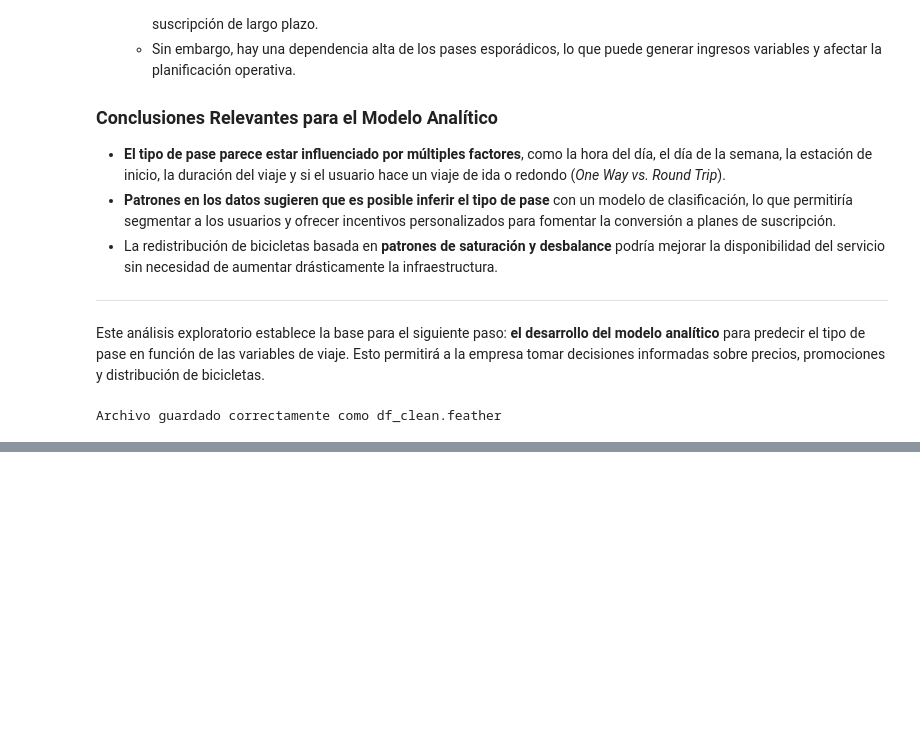
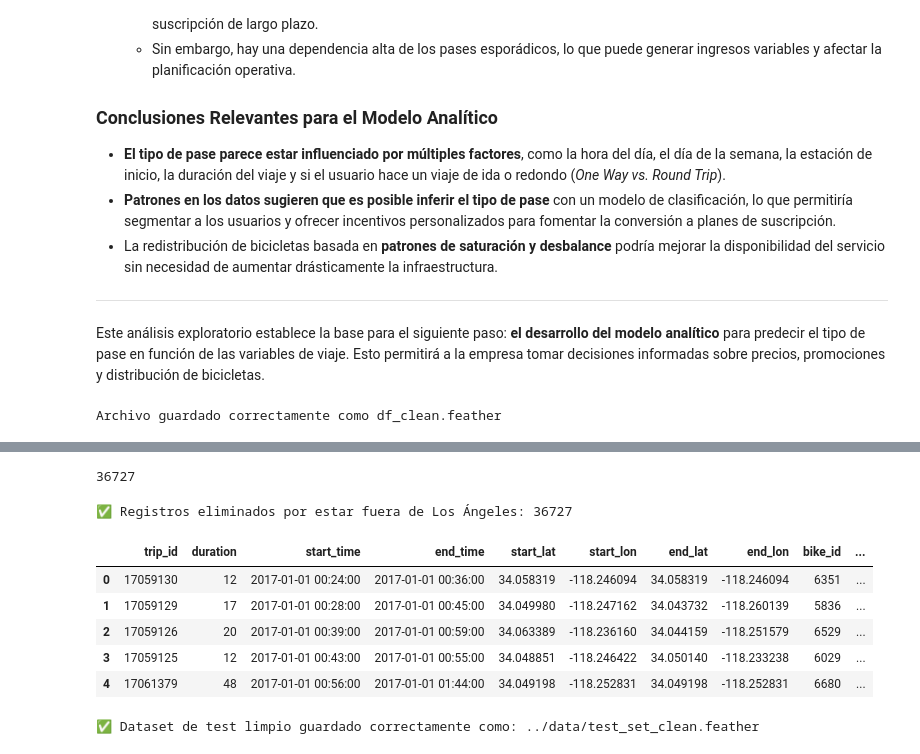
Before and after one commit to JosephFaster/arkon_ds, a Jupyter notebook: notebooks/EDAopti.ipynb, the cells around one changed output, grey strips where cells are left out. Drawn from its saved outputs; the diff is of its cells as text; code cells hidden in the pictures; blank space fills up the shorter version.

```diff
--- a/notebooks/EDAopti.ipynb
+++ b/notebooks/EDAopti.ipynb
@@ -999,8 +1283,69 @@ Archivo guardado correctamente como df_clean.feather
+# %%
+def count_geolocation_outliers(df):
+    '''Cuenta registros con coordenadas fuera del área esperada de Los Ángeles.'''
+
+    # Rango válido de Los Ángeles
+    lat_min, lat_max = 33.7, 34.3
+    lon_min, lon_max = -118.5, -118.15
+
+    # Filtrar registros fuera del rango
+    mask = ~(
+        (df['start_lat'].between(lat_min, lat_max)) &
+        (df['start_lon'].between(lon_min, lon_max)) &
+        (df['end_lat'].between(lat_min, lat_max)) &
+        (df['end_lon'].between(lon_min, lon_max))
+    )
+
+    outliers_count = mask.sum()
+    return outliers_count
+
+# Contar registros fuera del área esperada
+outliers_test = count_geolocation_outliers(df_test)
+outliers_test
+# %% [output]
+36727
+# %%
+# Definir función para eliminar registros fuera del área esperada de Los Ángeles
+def remove_geolocation_outliers(df):
+    '''Elimina registros con coordenadas fuera del área esperada de Los Ángeles.'''
+
+    # Rango válido de Los Ángeles
+    lat_min, lat_max = 33.7, 34.3
+    lon_min, lon_max = -118.5, -118.15
+
+    # Filtrar registros dentro del rango
+    mask = (
+        (df['start_lat'].between(lat_min, lat_max)) &
+        (df['start_lon'].between(lon_min, lon_max)) &
+        (df['end_lat'].between(lat_min, lat_max)) &
+        (df['end_lon'].between(lon_min, lon_max))
+    )
+
+    df_filtered = df[mask].copy()
+    print(f'✅ Registros eliminados por estar fuera de Los Ángeles: {len(df) - len(df_filtered)}')
+    return df_filtered
+
+# Aplicar la limpieza en df_test
+df_test_clean = remove_geolocation_outliers(df_test)
+
+# Mostrar las primeras filas del dataset limpio
+df_test_clean.head()
+# %% [output]
+✅ Registros eliminados por estar fuera de Los Ángeles: 36727
+|  | trip_id | duration | start_time | end_time | start_lat | start_lon | end_lat | end_lon | bike_id | ... |
+| 0 | 17059130 | 12 | 2017-01-01 00:24:00 | 2017-01-01 00:36:00 | 34.058319 | -118.246094 | 34.058319 | -118.246094 | 6351 | ... |
+| 1 | 17059129 | 17 | 2017-01-01 00:28:00 | 2017-01-01 00:45:00 | 34.049980 | -118.247162 | 34.043732 | -118.260139 | 5836 | ... |
+| 2 | 17059126 | 20 | 2017-01-01 00:39:00 | 2017-01-01 00:59:00 | 34.063389 | -118.236160 | 34.044159 | -118.251579 | 6529 | ... |
+| 3 | 17059125 | 12 | 2017-01-01 00:43:00 | 2017-01-01 00:55:00 | 34.048851 | -118.246422 | 34.050140 | -118.233238 | 6029 | ... |
+| 4 | 17061379 | 48 | 2017-01-01 00:56:00 | 2017-01-01 01:44:00 | 34.049198 | -118.252831 | 34.049198 | -118.252831 | 6680 | ... |
 # %%
-# Convertir bike_id a string para evitar errores con Feather
-df_clean["bike_id"] = df_clean["bike_id"].astype(str)
+# Asegurar que bike_id es string
+df_test_clean["bike_id"] = df_test_clean["bike_id"].astype(str)
 
 # Guardar en formato Feather
-df_clean.to_feather("df_clean.feather")
+feather_path = "../data/test_set_clean.feather"
+df_test_clean.to_feather(feather_path)
 
-print("Archivo guardado correctamente como df_clean.feather")
+print(f"✅ Dataset de test limpio guardado correctamente como: {feather_path}")
+# %% [output]
+✅ Dataset de test limpio guardado correctamente como: ../data/test_set_clean.feather
```
Also changed, not shown: parts of 6 cells of this notebook, 9 other files.
